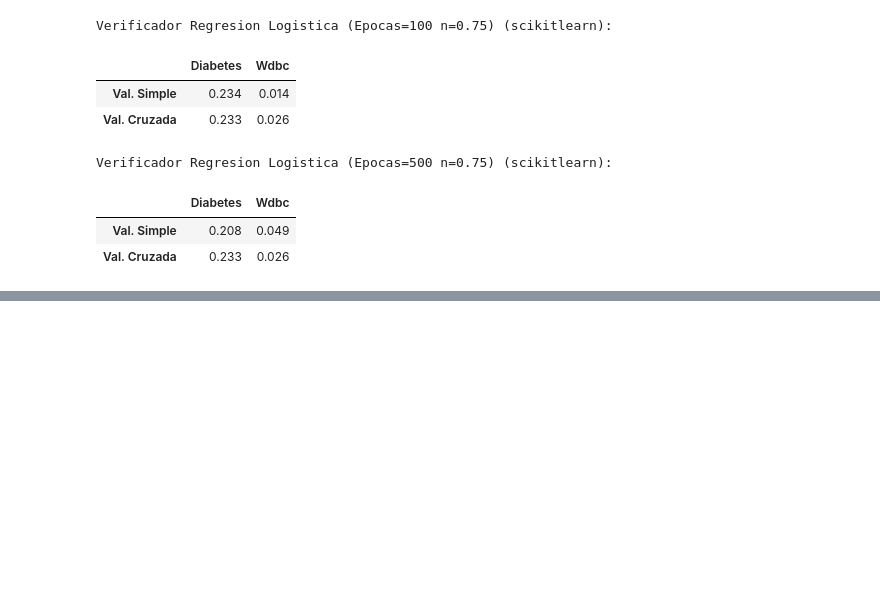
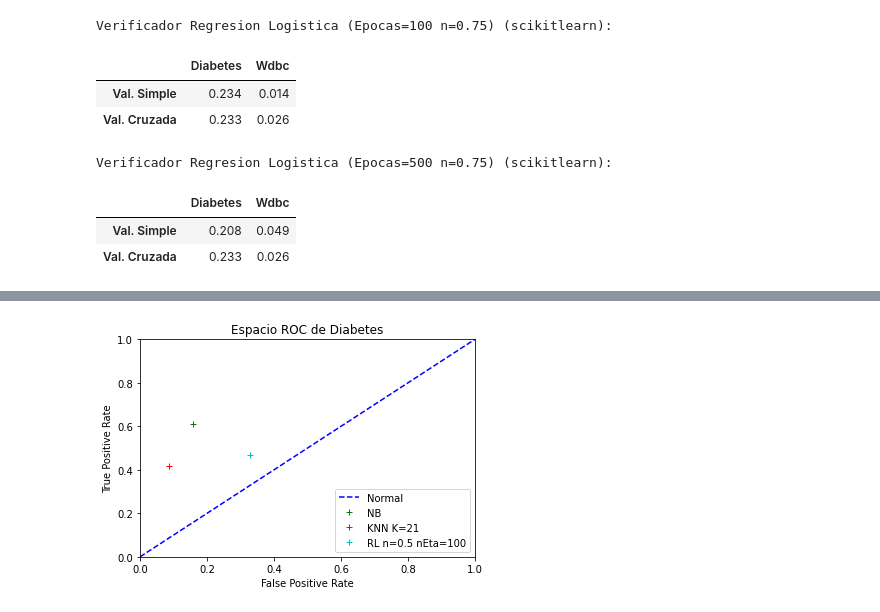
Before and after one commit to pelayo717/FAA_1462, a Jupyter notebook: P2/Notebook_P2_completo.ipynb, the cells around one changed output, grey strips where cells are left out. Saved outputs shown, nothing was run; the diff lists cells and outputs as text; code cells hidden in the pictures; blank space fills up the shorter version.

```diff
--- a/P2/Notebook_P2_completo.ipynb
+++ b/P2/Notebook_P2_completo.ipynb
@@ -568,0 +565,85 @@ Verificador Regresion Logistica (Epocas=500 n=0.75) (scikitlearn):
+# %%
+# Calculamos las medias para Naive Bayes
+
+nb = ClasificadorNaiveBayes()
+medias_simples_diabetes_nb = nb.validacion(validacion_simple_diabetes, datos_diabetes, True)
+medias_cruzadas_diabetes_nb = nb.validacion(validacion_cruzada_diabetes, datos_diabetes, True)
+
+medias_simples_wdbc_nb = nb.validacion(validacion_simple_wdbc, datos_wdbc, True)
+medias_cruzadas_wdbc_nb = nb.validacion(validacion_cruzada_wdbc, datos_wdbc, True)
+
+# Generamos la matriz de confusion
+mx1 = MatrizConfusion()
+
+# DIABETES
+
+print("\nDiabetes NB")
+tpr_nb, fpr_nb = mx1.matrix_media(medias_simples_diabetes_nb[1],
+    medias_cruzadas_diabetes_nb[1],
+    medias_simples_diabetes_nb[2],
+    medias_cruzadas_diabetes_nb[2],
+    medias_simples_diabetes_nb[3],
+    medias_cruzadas_diabetes_nb[3],
+    medias_simples_diabetes_nb[4],
+    medias_cruzadas_diabetes_nb[4])
+
+print("\nDiabetes KNN K = 21")
+tpr_knn, fpr_knn = mx1.matrix_media(medias_cruzadas_diabetes_knn_21_sin[1],
+    medias_cruzadas_diabetes_knn_21[1],
+    medias_cruzadas_diabetes_knn_21_sin[2],
+    medias_cruzadas_diabetes_knn_21[2],
+    medias_cruzadas_diabetes_knn_21_sin[3],
+    medias_cruzadas_diabetes_knn_21[3],
+    medias_cruzadas_diabetes_knn_21_sin[4],
+    medias_cruzadas_diabetes_knn_21[4])
+
+
+print("\nDiabetes Regresion Logistica n=0.5 etapas=100")
+tpr_rl, fpr_rl = mx1.matrix_media(medias_simples_diabetes_rl_1[1],
+    medias_cruzadas_diabetes_rl_1[1],
+    medias_simples_diabetes_rl_1[2],
+    medias_cruzadas_diabetes_rl_1[2],
+    medias_simples_diabetes_rl_1[3],
+    medias_cruzadas_diabetes_rl_1[3],
+    medias_simples_diabetes_rl_1[4],
+    medias_cruzadas_diabetes_rl_1[4])
+
+plot_points = [[fpr_nb, tpr_nb, 'NB'], [fpr_knn, tpr_knn, 'KNN K=21'], [fpr_rl, tpr_rl, 'RL n=0.5 nEta=100']]
+mx1.plot(plot_points, "Diabetes")
+
+# WDBC
+
+print("\nWdbc NB")
+tpr_nb, fpr_nb = mx1.matrix_media(medias_simples_wdbc_nb[1],
+    medias_cruzadas_wdbc_nb[1],
+    medias_simples_wdbc_nb[2],
+    medias_cruzadas_wdbc_nb[2],
+    medias_simples_wdbc_nb[3],
+    medias_cruzadas_wdbc_nb[3],
+    medias_simples_wdbc_nb[4],
+    medias_cruzadas_wdbc_nb[4])
+
+
+print("\nWdbc KNN K=1")
+tpr_knn, fpr_knn = mx1.matrix_media(medias_cruzadas_wdbc_knn_1_sin[1],
+    medias_cruzadas_wdbc_knn_1[1],
+    medias_cruzadas_wdbc_knn_1_sin[2],
+    medias_cruzadas_wdbc_knn_1[2],
+    medias_cruzadas_wdbc_knn_1_sin[3],
+    medias_cruzadas_wdbc_knn_1[3],
+    medias_cruzadas_wdbc_knn_1_sin[4],
+    medias_cruzadas_wdbc_knn_1[4])
+
+print("\nWdbc Regresion Logistica")
+tpr_rl, fpr_rl = mx1.matrix_media(medias_simples_wdbc_rl_1[1],
+    medias_cruzadas_wdbc_rl_1[1],
+    medias_simples_wdbc_rl_1[2],
+    medias_cruzadas_wdbc_rl_1[2],
+    medias_simples_wdbc_rl_1[3],
+    medias_cruzadas_wdbc_rl_1[3],
+    medias_simples_wdbc_rl_1[4],
+    medias_cruzadas_wdbc_rl_1[4])
+
+plot_points = [[fpr_nb, tpr_nb, 'NB'], [fpr_knn, tpr_knn, 'KNN K=1'], [fpr_rl, tpr_rl, 'RL  n=0.5 nEta=100']]
+mx1.plot(plot_points, "Wdbc")
+# %% [output]
@@ -568,0 +664 @@ Verificador Regresion Logistica (Epocas=500 n=0.75) (scikitlearn):
+[figure, added]
```
Also changed, not shown: parts of 11 cells of this notebook.
